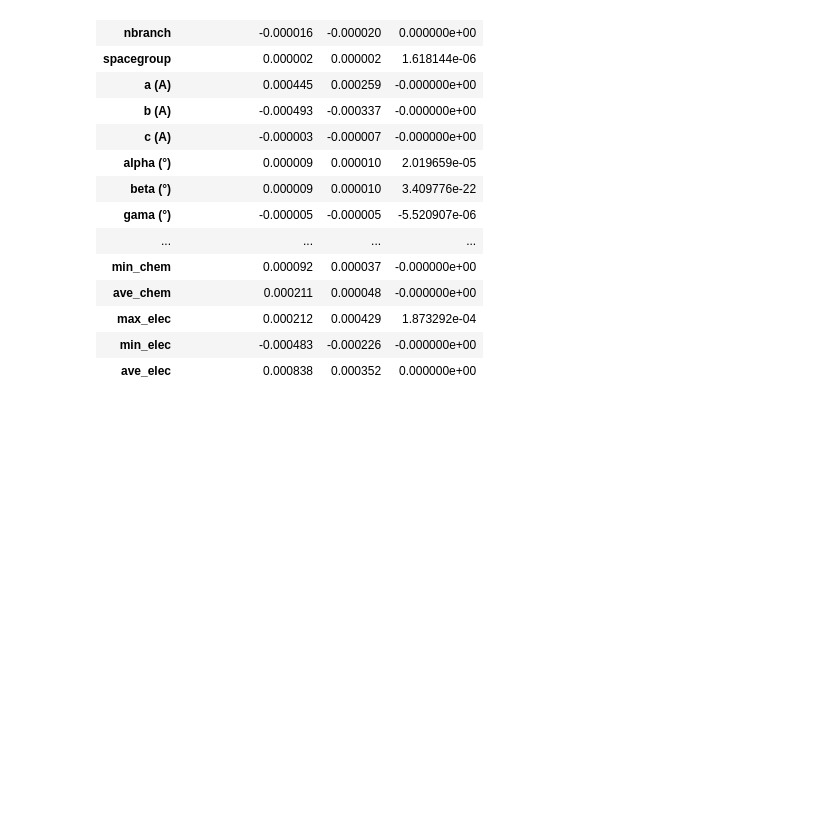
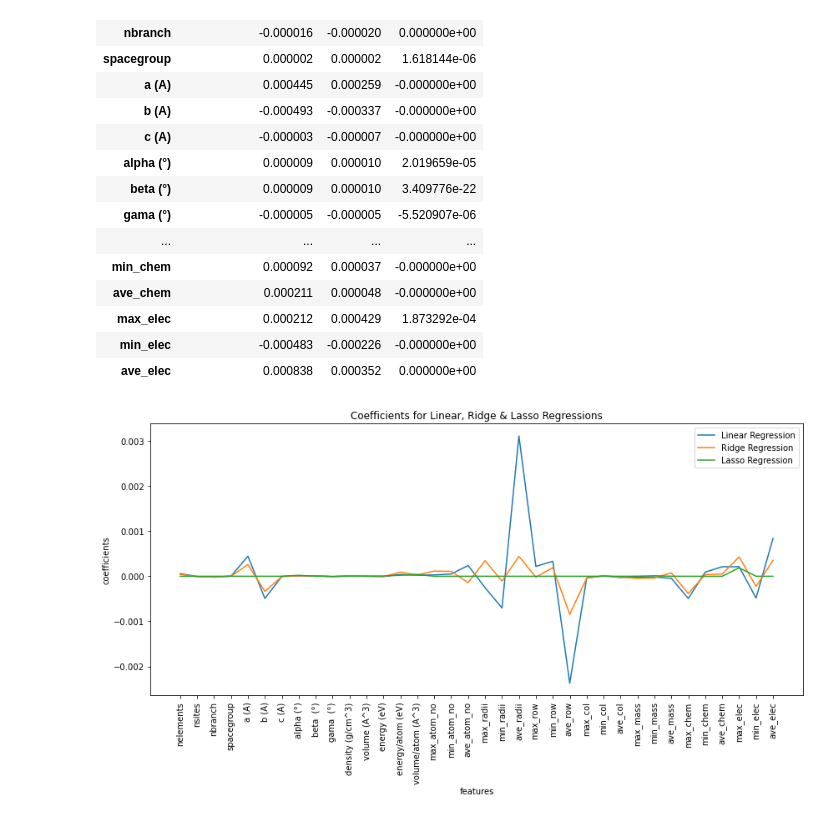
Before and after one commit to Lab-Brat/Materials_Informatics_Experiments, a Jupyter notebook: linear_regression/ex2_thermal_conductivity_prediction/kappa.ipynb, the cells around one changed output. Saved outputs shown, nothing was run; the diff lists cells and outputs as text; code cells hidden in the pictures; blank space fills up the shorter version.

Commit message:
general visualization

```diff
--- a/linear_regression/ex2_thermal_conductivity_prediction/kappa.ipynb
+++ b/linear_regression/ex2_thermal_conductivity_prediction/kappa.ipynb
@@ -147,6 +134,30 @@ comparing_models
 | max_elec | 0.000212 | 0.000429 | 1.873292e-04 |
 | min_elec | -0.000483 | -0.000226 | -0.000000e+00 |
 | ave_elec | 0.000838 | 0.000352 | 0.000000e+00 |
+# %%
+y1 = comparing_models['without_regularization']
+y2 = comparing_models['Ridge']
+y3 = comparing_models['Lasso']
+
+xx = np.arange(1, 37, 1)
+xx
+
+plt.figure(figsize=(14, 6))
+plt.plot(xx, y1, label="Linear Regression")
+plt.plot(xx, y2, label="Ridge Regression")
+plt.plot(xx, y3, label="Lasso Regression")
+
+plt.xticks(xx, X.columns, rotation=90)
+#plt.vlines(xx, 0, y1, linestyle="dashed")
+
+#plt.axhline(0, color='r', linestyle='solid')
+plt.title("Coefficients for Linear, Ridge & Lasso Regressions")
+plt.ylabel("coefficients")
+plt.xlabel("features")
+plt.legend()
+plt.show()
+# %% [output]
+[figure, added]
 # %%
 # print('-----------------------------------------')
 # print ('rmse (unscaled):')
```
Also changed, not shown: parts of 3 cells of this notebook.
